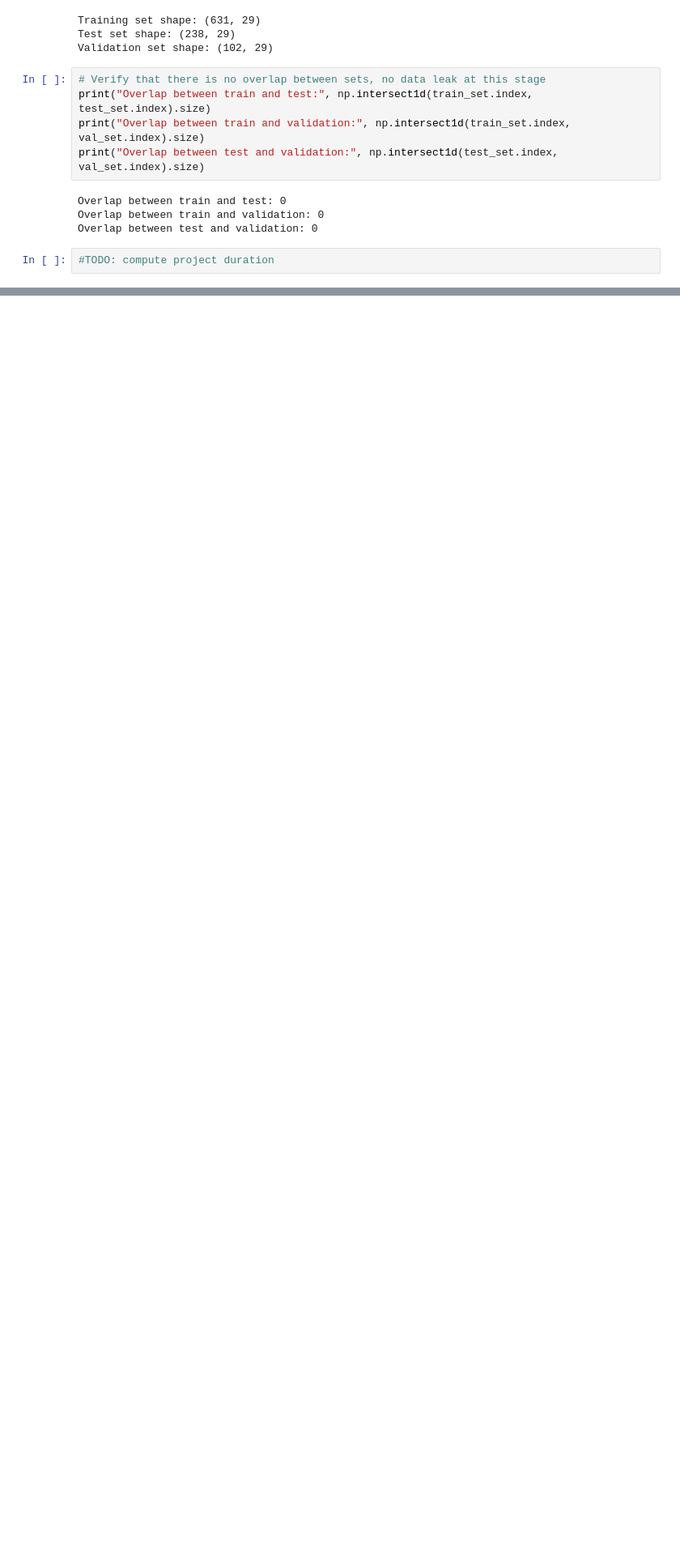
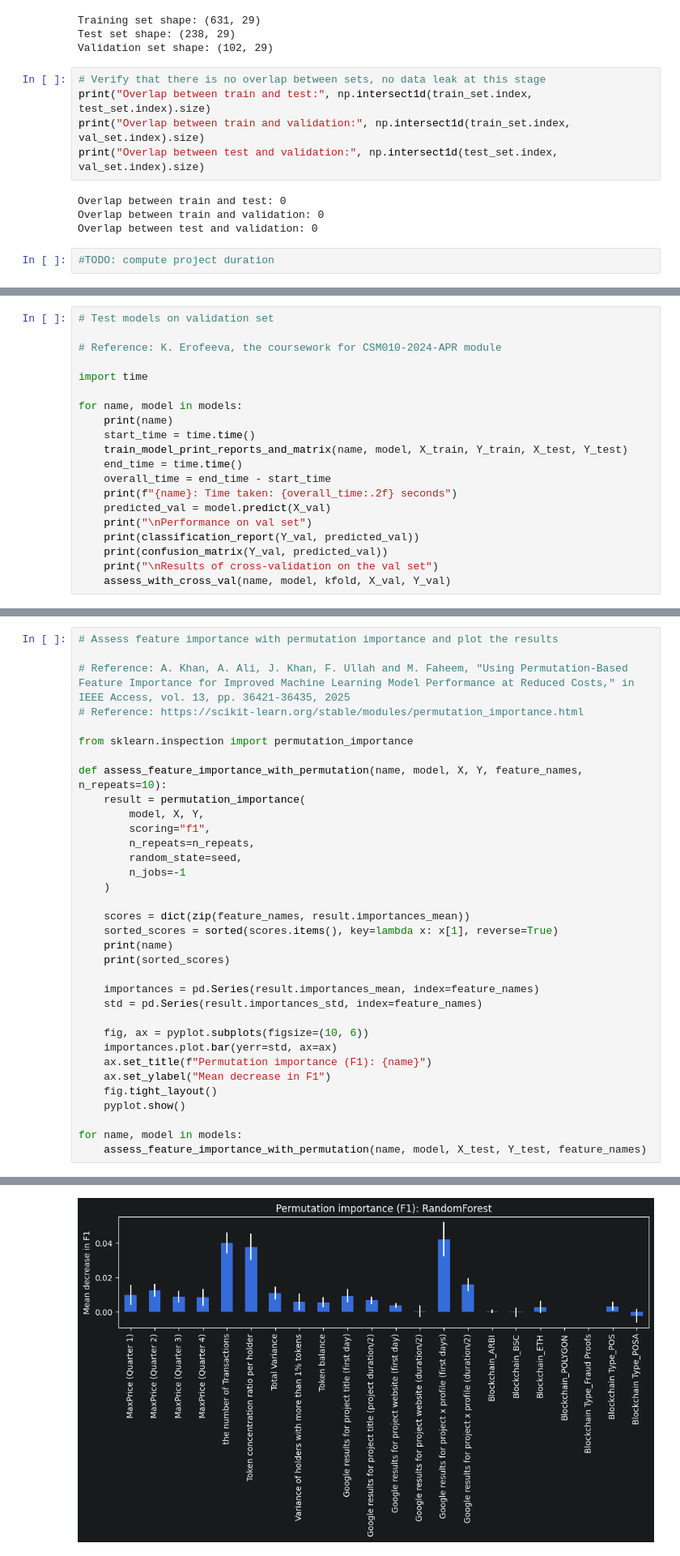
Before and after one commit to Luero/ML_RugPull_Detector, a Jupyter notebook: General pipeline for experimentations.ipynb, the cells around one changed output, grey strips where cells are left out. Shown at 81% size. Saved outputs shown, nothing was run; the diff lists cells and outputs as text; blank space fills up the shorter version.

```diff
--- a/General pipeline for experimentations.ipynb
+++ b/General pipeline for experimentations.ipynb
@@ -206,0 +442,20 @@ TypeError: '<' not supported between instances of 'float' and 'str'
+# %%
+# Test models on validation set
+
+# Reference: K. Erofeeva, the coursework for CSM010-2024-APR module
+
+import time
+
+for name, model in models:
+    print(name)
+    start_time = time.time()
+    train_model_print_reports_and_matrix(name, model, X_train, Y_train, X_test, Y_test)
+    end_time = time.time()
+    overall_time = end_time - start_time
+    print(f"{name}: Time taken: {overall_time:.2f} seconds")
+    predicted_val = model.predict(X_val)
+    print("\nPerformance on val set")
+    print(classification_report(Y_val, predicted_val))
+    print(confusion_matrix(Y_val, predicted_val))
+    print("\nResults of cross-validation on the val set")
+    assess_with_cross_val(name, model, kfold, X_val, Y_val)
@@ -206,0 +480,35 @@ TypeError: '<' not supported between instances of 'float' and 'str'
+# %%
+# Assess feature importance with permutation importance and plot the results
+
+# Reference: A. Khan, A. Ali, J. Khan, F. Ullah and M. Faheem, "Using Permutation-Based Feature Importance for Improved Machine Learning Model Performance at Reduced Costs," in IEEE Access, vol. 13, pp. 36421-36435, 2025
+# Reference: https://scikit-learn.org/stable/modules/permutation_importance.html
+
+from sklearn.inspection import permutation_importance
+
+def assess_feature_importance_with_permutation(name, model, X, Y, feature_names, n_repeats=10):
+    result = permutation_importance(
+        model, X, Y,
+        scoring="f1",
+        n_repeats=n_repeats,
+        random_state=seed,
+        n_jobs=-1
+    )
+
+    scores = dict(zip(feature_names, result.importances_mean))
+    sorted_scores = sorted(scores.items(), key=lambda x: x[1], reverse=True)
+    print(name)
+    print(sorted_scores)
+
+    importances = pd.Series(result.importances_mean, index=feature_names)
+    std = pd.Series(result.importances_std, index=feature_names)
+
+    fig, ax = pyplot.subplots(figsize=(10, 6))
+    importances.plot.bar(yerr=std, ax=ax)
+    ax.set_title(f"Permutation importance (F1): {name}")
+    ax.set_ylabel("Mean decrease in F1")
+    fig.tight_layout()
+    pyplot.show()
+
+for name, model in models:
+    assess_feature_importance_with_permutation(name, model, X_test, Y_test, feature_names)
+# %% [output]
@@ -206,0 +517 @@ TypeError: '<' not supported between instances of 'float' and 'str'
+[figure, added]
```
Also changed, not shown: parts of 16 cells of this notebook, 1 other file.
